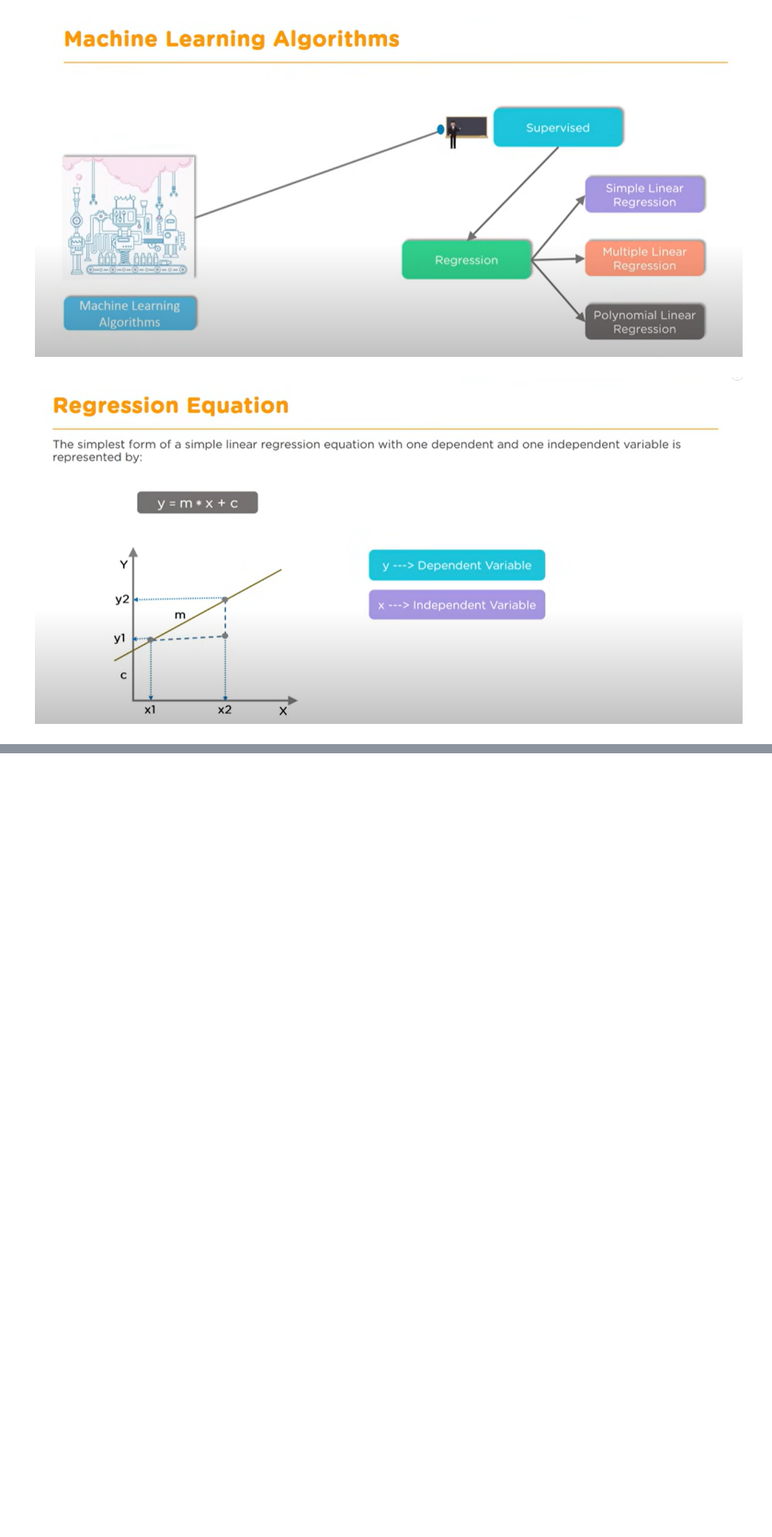
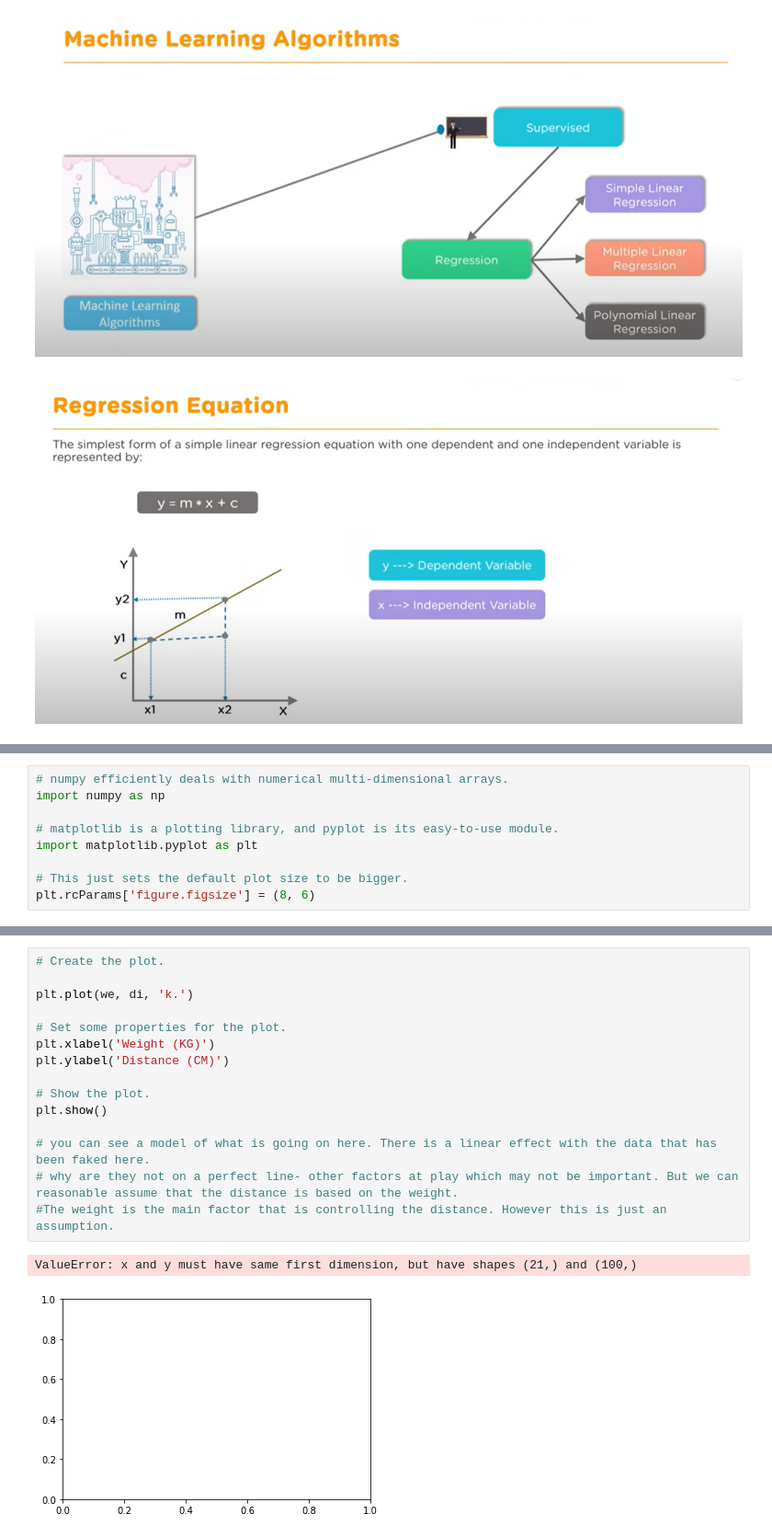
Before and after one commit to katel85/Machine-Learning-Statistics-Aug-2023, a Jupyter notebook: regression.ipynb, the cells around one changed output, grey strips where cells are left out. Shown at 92% size. Drawn from its saved outputs; the diff is of its cells as text; blank space fills up the shorter version.

```diff
--- a/regression.ipynb
+++ b/regression.ipynb
@@ -38,0 +117,9 @@ Linear Regression Analysis | Linear Regression in Python | Machine Learning Algo
+# %%
+# numpy efficiently deals with numerical multi-dimensional arrays.
+import numpy as np
+
+# matplotlib is a plotting library, and pyplot is its easy-to-use module.
+import matplotlib.pyplot as plt
+
+# This just sets the default plot size to be bigger.
+plt.rcParams['figure.figsize'] = (8, 6)
@@ -38,0 +157,18 @@ Linear Regression Analysis | Linear Regression in Python | Machine Learning Algo
+# %%
+# Create the plot.
+
+plt.plot(we, di, 'k.')
+
+# Set some properties for the plot.
+plt.xlabel('Weight (KG)')
+plt.ylabel('Distance (CM)')
+
+# Show the plot.
+plt.show()
+
+# you can see a model of what is going on here. There is a linear effect with the data that has been faked here.
+# why are they not on a perfect line- other factors at play which may not be important. But we can reasonable assume that the distance is based on the weight.
+#The weight is the main factor that is controlling the distance. However this is just an assumption.
+# %% [output]
+ValueError: x and y must have same first dimension, but have shapes (21,) and (100,)
+[figure, added]
```
Also changed, not shown: parts of 15 cells of this notebook, 3 other files.
